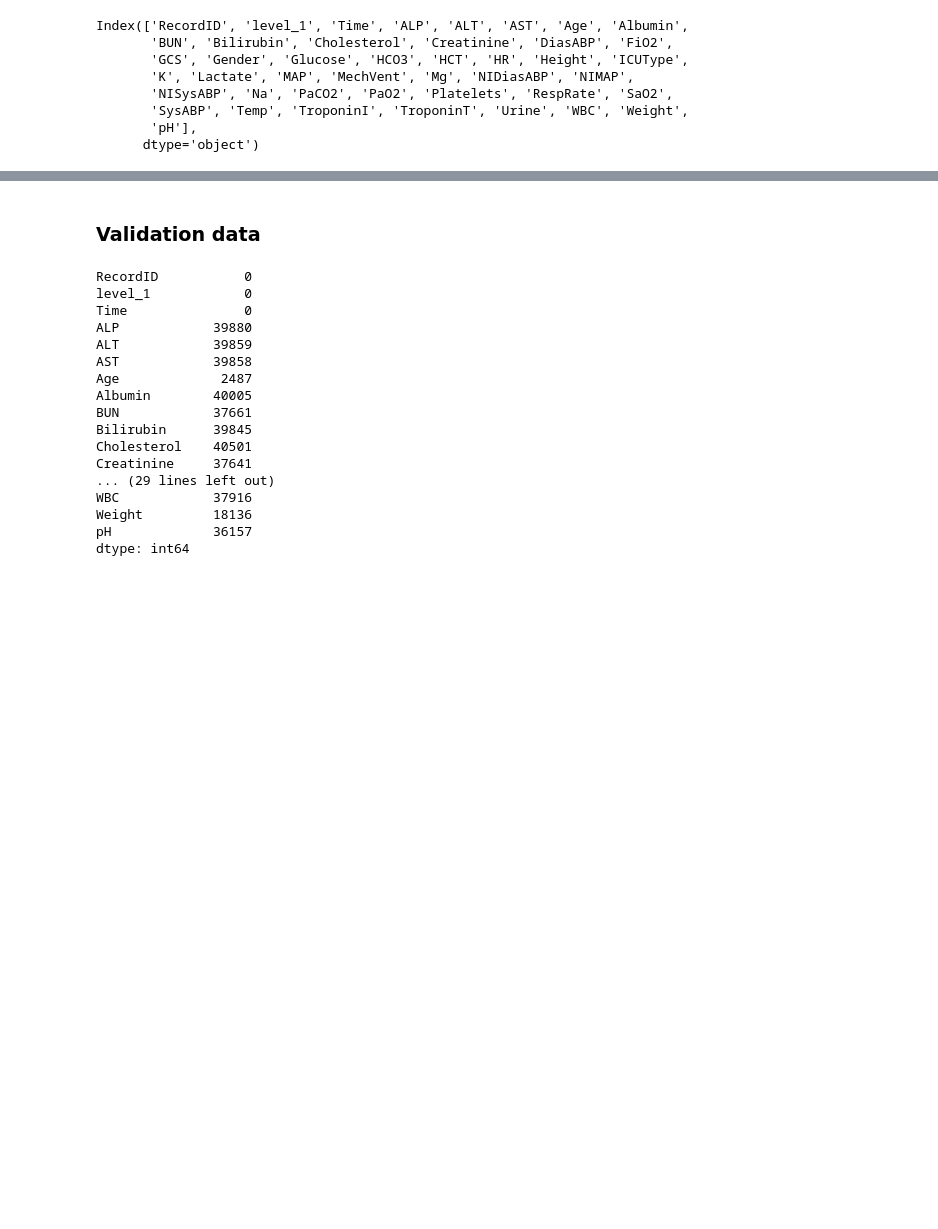
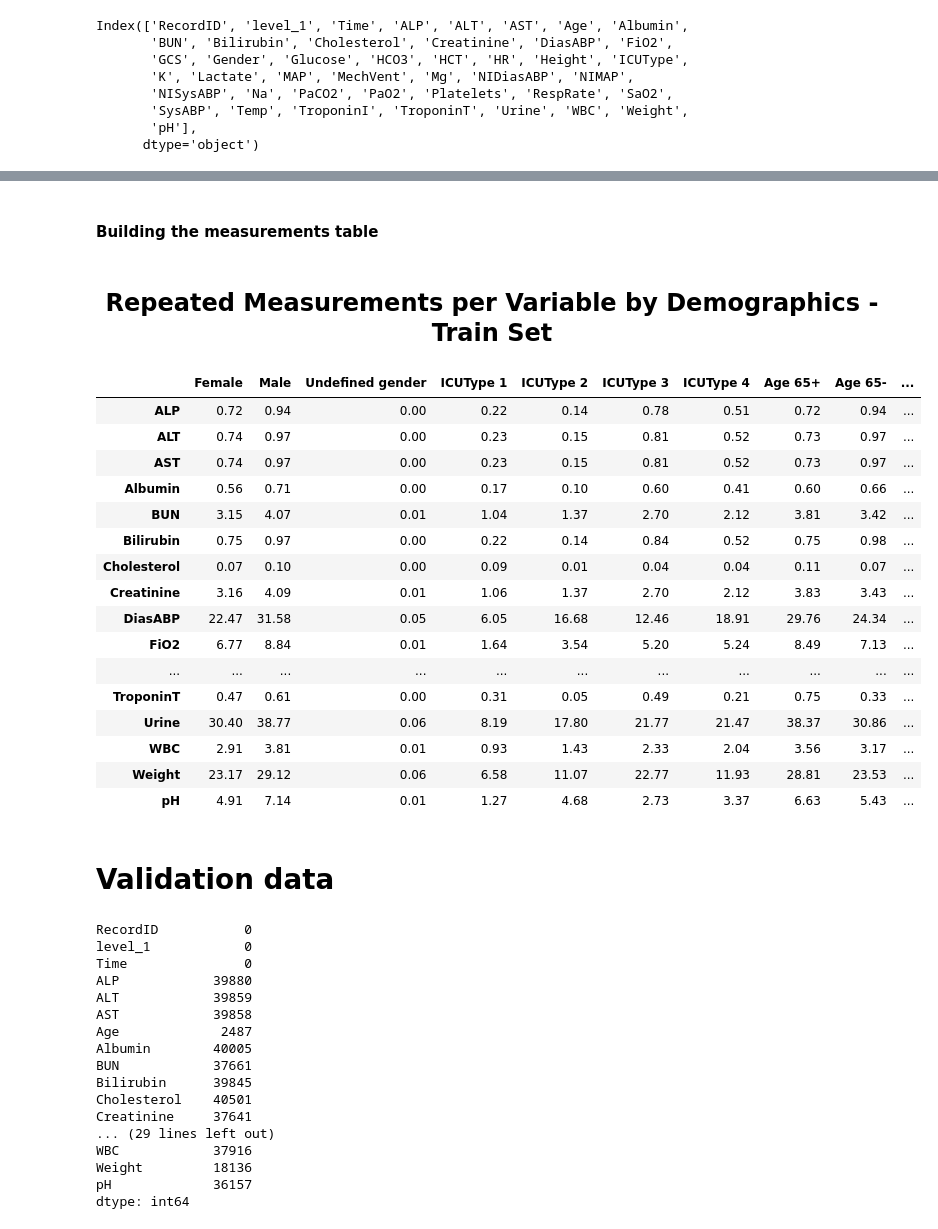
Before and after one commit to IoTDataAtelier/missingdata, a Jupyter notebook: notebooks/preliminary results tables.ipynb, the cells around one changed output, grey strips where cells are left out. Cells and saved outputs as stored; diff of their text form; code cells hidden in the pictures; blank space fills up the shorter version.

```diff
--- a/notebooks/preliminary results tables.ipynb
+++ b/notebooks/preliminary results tables.ipynb
@@ -754,0 +844,3 @@ teste.size
+# %%
+classificacao_obesidade_2_measurements = round((classificacao_obesidade_2.count()/total_pacientes)*100,2)
+classificacao_obesidade_2_measurements
@@ -754,0 +893,3 @@ teste.size
+# %%
+classificacao_obesidade_3_measurements = round((classificacao_obesidade_3.count()/total_pacientes)*100,2)
+classificacao_obesidade_3_measurements
@@ -812,5 +975,52 @@ Original Missing Rate per Variable by demographics - Train
+# %% [markdown]
+<h4>Building the measurements table</h4>
+# %%
+df_measurements = pd.DataFrame(columns=df_columns)
+df_measurements_transpose = df_measurements.T
+df_measurements_transpose["Female"] = female_gender_measurements_training
+df_measurements_transpose["Male"] = male_gender_measurements_training
+df_measurements_transpose["Undefined gender"] = undefined_gender_measurements_training
+df_measurements_transpose["ICUType 1"] = ICUType_1_measurements_training
+df_measurements_transpose["ICUType 2"] = ICUType_2_measurements_training
+df_measurements_transpose["ICUType 3"] = ICUType_3_measurements_training
+df_measurements_transpose["ICUType 4"] = ICUType_4_measurements_training
+df_measurements_transpose["Age 65+"] = age_65_and_above_measurements_training
+df_measurements_transpose["Age 65-"] = age_under_65_measurements_training
+df_measurements_transpose["Low Weight"] = classificacao_baixo_peso_measurements
+df_measurements_transpose["Normal Weight"] = classificacao_normal_peso_measurements
+df_measurements_transpose["Overweight"] = classificacao_sobrepeso_measurements
+df_measurements_transpose["Obesity Grade 1"] = classificacao_obesidade_1_measurements
+df_measurements_transpose["Obesity Grade 2"] = classificacao_obesidade_2_measurements
+df_measurements_transpose["Obesity Grade 3"] = classificacao_obesidade_3_measurements
+df_measurements_transpose["Undefined classification"] = classification_undefined_measurements
+df_measurements_transpose = df_measurements_transpose.drop("RecordID", axis=0)
+df_measurements_transpose = df_measurements_transpose.drop("level_1", axis=0)
+df_measurements_transpose = df_measurements_transpose.drop("Time", axis=0)
+df_measurements_transpose = df_measurements_transpose.drop("Age", axis=0)
+df_measurements_transpose = df_measurements_transpose.drop("Gender", axis=0)
+display(HTML("<h2 style='text-align: center; font-size: 24px; font-weight: bold;'>Repeated Measurements per Variable by Demographics - Train Set</h2>"))
+df_measurements_transpose
+# %% [output]
+Repeated Measurements per Variable by Demographics - Train Set
+|  | Female | Male | Undefined gender | ICUType 1 | ICUType 2 | ICUType 3 | ICUType 4 | Age 65+ | Age 65- | ... |
+| ALP | 0.72 | 0.94 | 0.00 | 0.22 | 0.14 | 0.78 | 0.51 | 0.72 | 0.94 | ... |
+| ALT | 0.74 | 0.97 | 0.00 | 0.23 | 0.15 | 0.81 | 0.52 | 0.73 | 0.97 | ... |
+| AST | 0.74 | 0.97 | 0.00 | 0.23 | 0.15 | 0.81 | 0.52 | 0.73 | 0.97 | ... |
+| Albumin | 0.56 | 0.71 | 0.00 | 0.17 | 0.10 | 0.60 | 0.41 | 0.60 | 0.66 | ... |
+| BUN | 3.15 | 4.07 | 0.01 | 1.04 | 1.37 | 2.70 | 2.12 | 3.81 | 3.42 | ... |
+| Bilirubin | 0.75 | 0.97 | 0.00 | 0.22 | 0.14 | 0.84 | 0.52 | 0.75 | 0.98 | ... |
+| Cholesterol | 0.07 | 0.10 | 0.00 | 0.09 | 0.01 | 0.04 | 0.04 | 0.11 | 0.07 | ... |
+| Creatinine | 3.16 | 4.09 | 0.01 | 1.06 | 1.37 | 2.70 | 2.12 | 3.83 | 3.43 | ... |
+| DiasABP | 22.47 | 31.58 | 0.05 | 6.05 | 16.68 | 12.46 | 18.91 | 29.76 | 24.34 | ... |
+| FiO2 | 6.77 | 8.84 | 0.01 | 1.64 | 3.54 | 5.20 | 5.24 | 8.49 | 7.13 | ... |
+| ... | ... | ... | ... | ... | ... | ... | ... | ... | ... | ... |
+| TroponinT | 0.47 | 0.61 | 0.00 | 0.31 | 0.05 | 0.49 | 0.21 | 0.75 | 0.33 | ... |
+| Urine | 30.40 | 38.77 | 0.06 | 8.19 | 17.80 | 21.77 | 21.47 | 38.37 | 30.86 | ... |
+| WBC | 2.91 | 3.81 | 0.01 | 0.93 | 1.43 | 2.33 | 2.04 | 3.56 | 3.17 | ... |
+| Weight | 23.17 | 29.12 | 0.06 | 6.58 | 11.07 | 22.77 | 11.93 | 28.81 | 23.53 | ... |
+| pH | 4.91 | 7.14 | 0.01 | 1.27 | 4.68 | 2.73 | 3.37 | 6.63 | 5.43 | ... |
 # %% [markdown]
-<h3>Validation data</h3>
+# Validation data
 # %%
 validation_X = physionet2012_dataset['val_X']
 # %%
```
Also changed, not shown: parts of 73 cells of this notebook.
